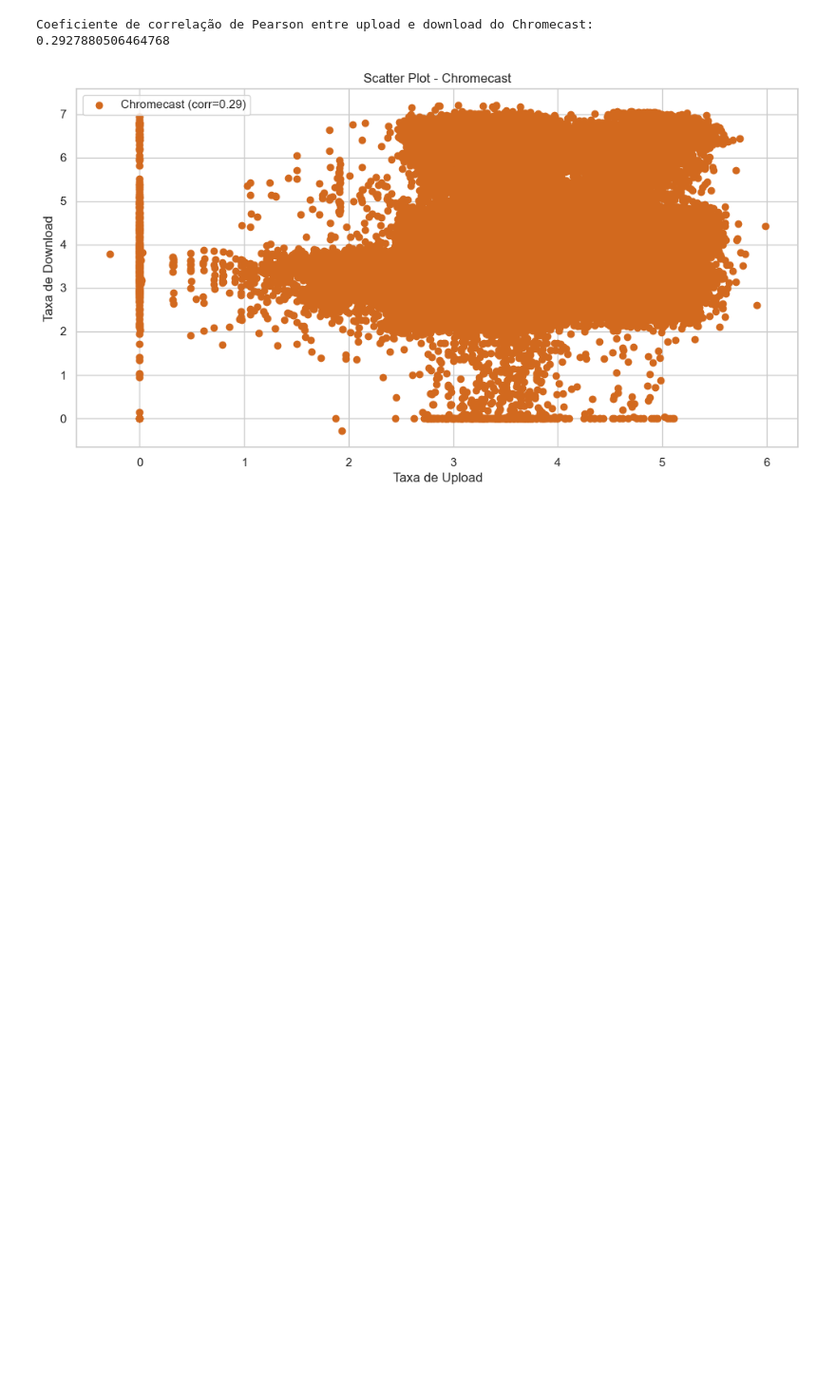
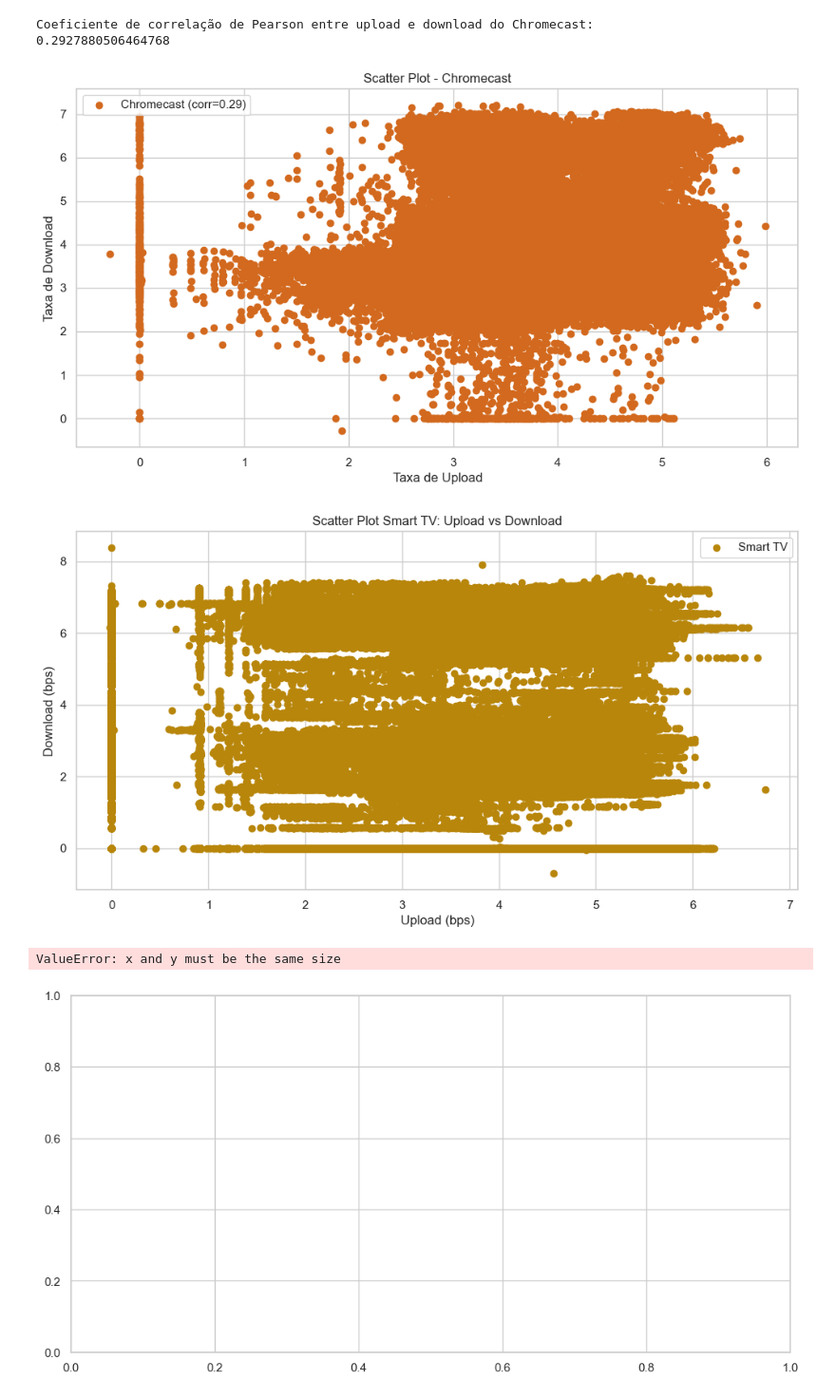
Before and after one commit to guilherme-hu/Probest, a Jupyter notebook: Trabalho.ipynb, the cells around one changed output. Shown at 95% size. Drawn from its saved outputs; the diff is of its cells as text; code cells hidden in the pictures; blank space fills up the shorter version.

```diff
--- a/Trabalho.ipynb
+++ b/Trabalho.ipynb
@@ -463,3 +450,59 @@ Coeficiente de correlação de Pearson entre upload e download da Smart TV:
 Coeficiente de correlação de Pearson entre upload e download do Chromecast:
 0.2927880506464768
 [figure]
+# %%
+
+# Função para calcular quantis e interpolar dados
+def interpolate_quantiles(smaller, larger):
+    quantiles = np.linspace(0, 1, len(smaller))
+    smaller_quantiles = np.quantile(smaller, quantiles)
+    larger_quantiles = np.interp(quantiles, np.linspace(0, 1, len(larger)), np.sort(larger))
+    return smaller_quantiles, larger_quantiles
+
+# Ordenar os dados para interpolação
+dataset1_sorted = dataset1["bytes_up"].sort_values().values
+dataset3_sorted = dataset3["bytes_up"].sort_values().values
+dataset2_sorted = dataset2["bytes_down"].sort_values().values
+dataset4_sorted = dataset4["bytes_down"].sort_values().values
+
+# Interpolar dados para upload (dataset1 e dataset3)
+smaller_upload, larger_upload = (dataset1_sorted, dataset3_sorted) if len(dataset1_sorted) <= len(dataset3_sorted) else (dataset3_sorted, dataset1_sorted)
+smaller_upload_quantiles, larger_upload_quantiles = interpolate_quantiles(smaller_upload, larger_upload)
+
+# Interpolar dados para download (dataset2 e dataset4)
+smaller_download, larger_download = (dataset2_sorted, dataset4_sorted) if len(dataset2_sorted) <= len(dataset4_sorted) else (dataset4_sorted, dataset2_sorted)
+smaller_download_quantiles, larger_download_quantiles = interpolate_quantiles(smaller_download, larger_download)
+
+# Manter a ordem original dos dados
+original_order_upload_smart = dataset1["bytes_up"].values
+original_order_upload_chrome = dataset3["bytes_up"].values
+original_order_download_smart = dataset2["bytes_down"].values
+original_order_download_chrome = dataset4["bytes_down"].values
+
+# Interpolar os valores do conjunto maior para corresponder aos quantis do conjunto menor
+interpolated_upload_smart = np.interp(np.linspace(0, 1, len(original_order_upload_smart)), np.linspace(0, 1, len(larger_upload)), larger_upload)
+interpolated_download_smart = np.interp(np.linspace(0, 1, len(original_order_download_smart)), np.linspace(0, 1, len(larger_download)), larger_download)
+interpolated_upload_chrome = np.interp(np.linspace(0, 1, len(original_order_upload_chrome)), np.linspace(0, 1, len(larger_upload)), larger_upload)
+interpolated_download_chrome = np.interp(np.linspace(0, 1, len(original_order_download_chrome)), np.linspace(0, 1, len(larger_download)), larger_download)
+
+# Criar scatter plot para os dados da Smart TV
+plt.figure(figsize=(12, 6))
+plt.scatter(original_order_upload_smart, interpolated_download_smart, color='#B8860B', label='Smart TV')
+plt.title('Scatter Plot Smart TV: Upload vs Download')
+plt.xlabel('Upload (bps)')
+plt.ylabel('Download (bps)')
+plt.legend()
+plt.show()
+
+# Criar scatter plot para os dados do Chromecast
+plt.figure(figsize=(12, 6))
+plt.scatter(original_order_upload_chrome, interpolated_download_chrome, color='#FF8C00', label='Chromecast')
+plt.title('Scatter Plot Chromecast: Upload vs Download')
+plt.xlabel('Upload (bps)')
+plt.ylabel('Download (bps)')
+plt.legend()
+plt.show()
+# %% [output]
+[figure, added]
+ValueError: x and y must be the same size
+[figure, added]
```
Also changed, not shown: parts of 5 cells of this notebook.
